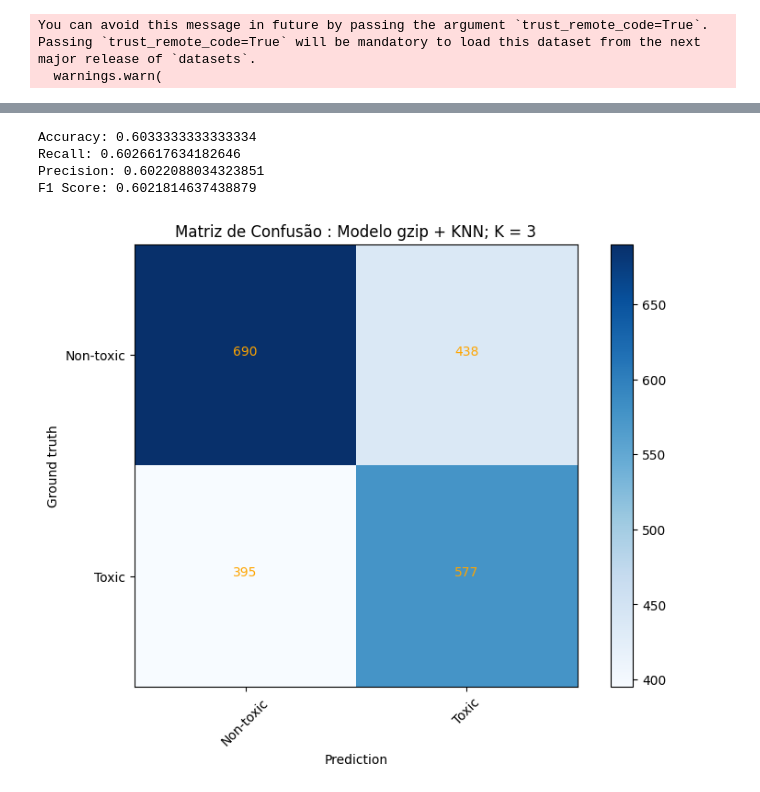
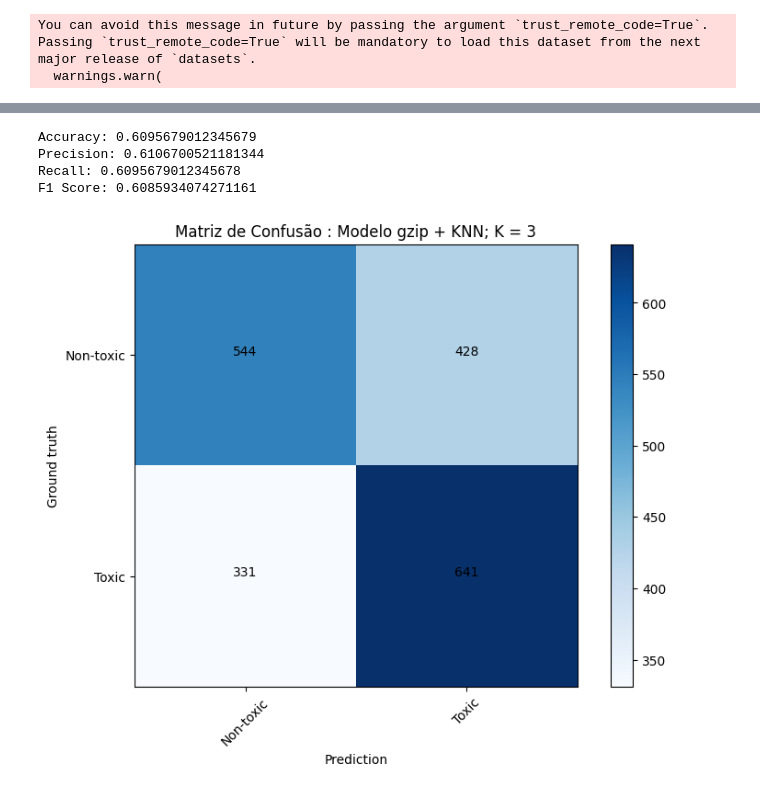
Before and after one commit to yvson18/NLP-final-project, a Jupyter notebook: KNN_COMP_hateBr.ipynb, the cells around one changed output, grey strips where cells are left out. Drawn from its saved outputs; the diff is of its cells as text; code cells hidden in the pictures.

Commit message:
mod dataset

```diff
--- a/KNN_COMP_hateBr.ipynb
+++ b/KNN_COMP_hateBr.ipynb
@@ -40,0 +38,20 @@ test_set = list(zip(teste_df["text"], teste_df["label"]))
+# %%
+# Contagem de labels em cada dataset
+count_train = train_df['label'].value_counts()
+count_test = teste_df['label'].value_counts()
+
+# Encontrando a menor contagem em cada dataset
+min_count_train = count_train.min()
+min_count_test = count_test.min()
+
+# Fazendo o resample (downsampling) para o dataset de treino
+train_df = pd.concat([
+    train_df[train_df['label'] == label].sample(n=min_count_train, random_state=42)
+    for label in train_df['label'].unique()
+])
+
+# Fazendo o resample (downsampling) para o dataset de teste
+teste_df = pd.concat([
+    teste_df[teste_df['label'] == label].sample(n=min_count_test, random_state=42)
+    for label in teste_df['label'].unique()
+])
@@ -101,43 +121,43 @@ y_test = [y for (_, y) in test_set]
 #compute accuracy
 accuracy = sum([y_hat[i] == y_test[i] for i in range(len(y_test))]) / len(y_test)
 print(f"Accuracy: {accuracy}")
-
+#compute precision
+precision = precision_score(y_test, y_hat, average='macro')
+print(f"Precision: {precision}")
 #compute recall
 recall = recall_score(y_test, y_hat, average='macro')
 print(f"Recall: {recall}")
 
-#compute precision
-precision = precision_score(y_test, y_hat, average='macro')
-print(f"Precision: {precision}")
+
 
 #compute f1 score
 f1 = f1_score(y_test, y_hat, average='macro')
 print(f"F1 Score: {f1}")
 
 conf_matrix = confusion_matrix(y_test, y_hat)
 
 plt.figure(figsize=(8, 6))
 plt.imshow(conf_matrix, interpolation='nearest', cmap=plt.cm.Blues)
 plt.title('Matriz de Confusão : Modelo gzip + KNN; K = 3')
 plt.colorbar()
 
 
 tick_marks = np.arange(len(Categories))
 plt.xticks(tick_marks, Categories, rotation=45)
 plt.yticks(tick_marks, Categories)
 
 
 thresh = conf_matrix.max() / 2.
 for i, j in [(i, j) for i in range(conf_matrix.shape[0]) for j in range(conf_matrix.shape[1])]:
-    plt.text(j, i, conf_matrix[i, j], horizontalalignment="center", color="orange" if conf_matrix[i, j] > thresh else "black")
+    plt.text(j, i, conf_matrix[i, j], horizontalalignment="center", color="black" if conf_matrix[i, j] > thresh else "white")
 
 plt.tight_layout()
 plt.ylabel('Ground truth')
 plt.xlabel('Prediction')
 plt.show()
 # %% [output]
-Accuracy: 0.6033333333333334
-Recall: 0.6026617634182646
-Precision: 0.6022088034323851
-F1 Score: 0.6021814637438879
+Accuracy: 0.6095679012345679
+Precision: 0.6106700521181344
+Recall: 0.6095679012345678
+F1 Score: 0.6085934074271161
-[figure, old version]
+[figure, new version]
```
Also changed, not shown: parts of 3 cells of this notebook, 5 other files.
